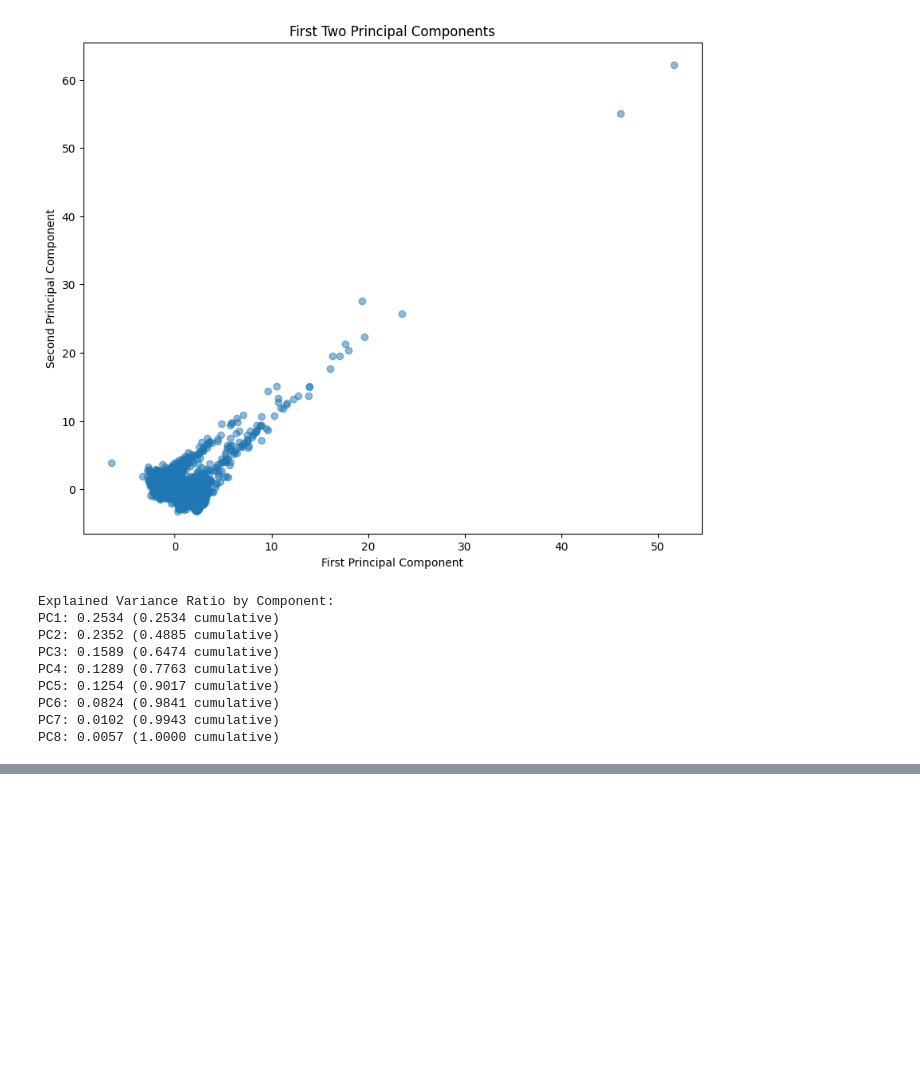
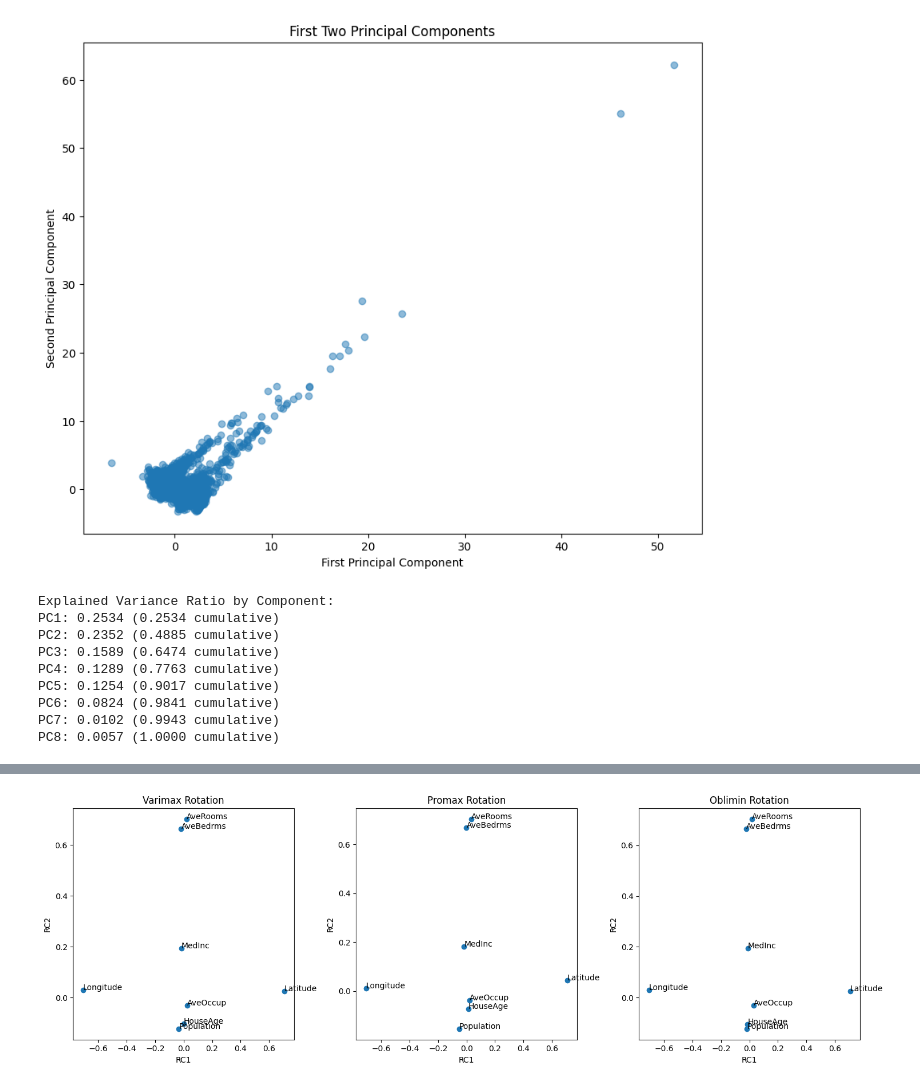
Before and after one commit to esoterikosQ/2025DataAlgorithm, a Jupyter notebook: PCA.ipynb, the cells around one changed output, grey strips where cells are left out. Drawn from its saved outputs; the diff is of its cells as text; code cells hidden in the pictures; blank space fills up the shorter version.

Commit message:
PCA에 rotation 코드 추가

```diff
--- a/PCA.ipynb
+++ b/PCA.ipynb
@@ -113,0 +164,15 @@ PC8: 0.0057 (1.0000 cumulative)
+# %%
+# 8. Rotation 분석
+n_components = 3  # 회전할 주성분 수 지정
+
+# 8-1. Varimax Rotation
+rotator_varimax = Rotator(method='varimax')
+loadings_varimax = rotator_varimax.fit_transform(pca.components_[:n_components].T)
+
+# 8-2. Promax Rotation
+rotator_promax = Rotator(method='promax')
+loadings_promax = rotator_promax.fit_transform(pca.components_[:n_components].T)
+
+# 8-3. Oblimin Rotation
+rotator_oblimin = Rotator(method='oblimin')
+loadings_oblimin = rotator_oblimin.fit_transform(pca.components_[:n_components].T)
@@ -113,0 +224,35 @@ PC8: 0.0057 (1.0000 cumulative)
+# %%
+# 시각화: 첫 두 회전 성분의 적재량 비교
+plt.figure(figsize=(15, 5))
+
+# Varimax
+plt.subplot(131)
+plt.scatter(df_varimax['RC1'], df_varimax['RC2'])
+for i, txt in enumerate(feature_names):
+    plt.annotate(txt, (df_varimax['RC1'][i], df_varimax['RC2'][i]))
+plt.title('Varimax Rotation')
+plt.xlabel('RC1')
+plt.ylabel('RC2')
+
+# Promax
+plt.subplot(132)
+plt.scatter(df_promax['RC1'], df_promax['RC2'])
+for i, txt in enumerate(feature_names):
+    plt.annotate(txt, (df_promax['RC1'][i], df_promax['RC2'][i]))
+plt.title('Promax Rotation')
+plt.xlabel('RC1')
+plt.ylabel('RC2')
+
+# Oblimin
+plt.subplot(133)
+plt.scatter(df_oblimin['RC1'], df_oblimin['RC2'])
+for i, txt in enumerate(feature_names):
+    plt.annotate(txt, (df_oblimin['RC1'][i], df_oblimin['RC2'][i]))
+plt.title('Oblimin Rotation')
+plt.xlabel('RC1')
+plt.ylabel('RC2')
+
+plt.tight_layout()
+plt.show()
+# %% [output]
+[figure, added]
```
Also changed, not shown: parts of 9 cells of this notebook.
